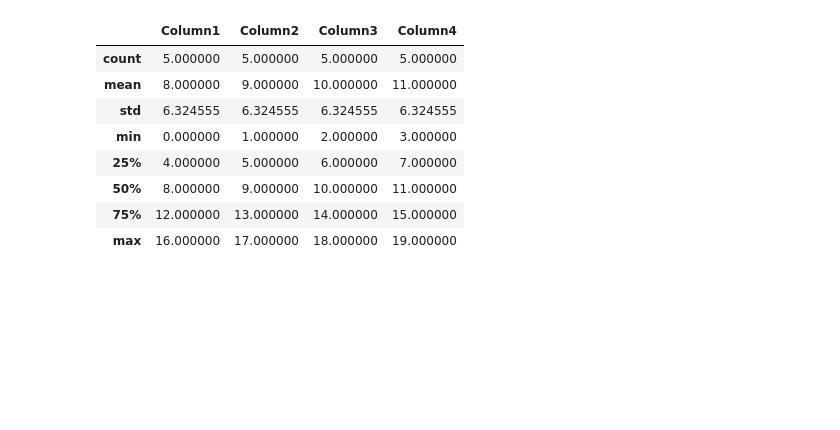
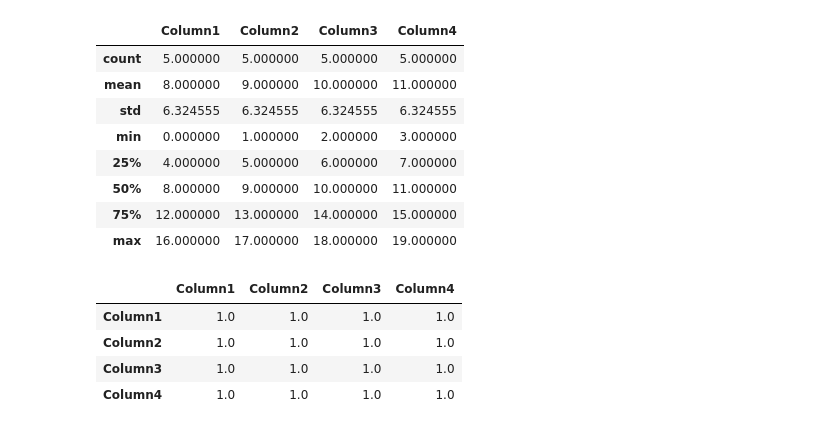
Before and after one commit to codeuser-crypto/ML, a Jupyter notebook: 3-pand.ipynb, the cells around one changed output. Saved outputs shown, nothing was run; the diff lists cells and outputs as text; code cells hidden in the pictures; blank space fills up the shorter version.

```diff
--- a/3-pand.ipynb
+++ b/3-pand.ipynb
@@ -95,3 +95,11 @@ df.describe()
 | 50% | 8.000000 | 9.000000 | 10.000000 | 11.000000 |
 | 75% | 12.000000 | 13.000000 | 14.000000 | 15.000000 |
 | max | 16.000000 | 17.000000 | 18.000000 | 19.000000 |
+# %%
+df.corr()
+# %% [output]
+|  | Column1 | Column2 | Column3 | Column4 |
+| Column1 | 1.0 | 1.0 | 1.0 | 1.0 |
+| Column2 | 1.0 | 1.0 | 1.0 | 1.0 |
+| Column3 | 1.0 | 1.0 | 1.0 | 1.0 |
+| Column4 | 1.0 | 1.0 | 1.0 | 1.0 |
```
Also changed, not shown: parts of 21 cells of this notebook, 1 other file.
